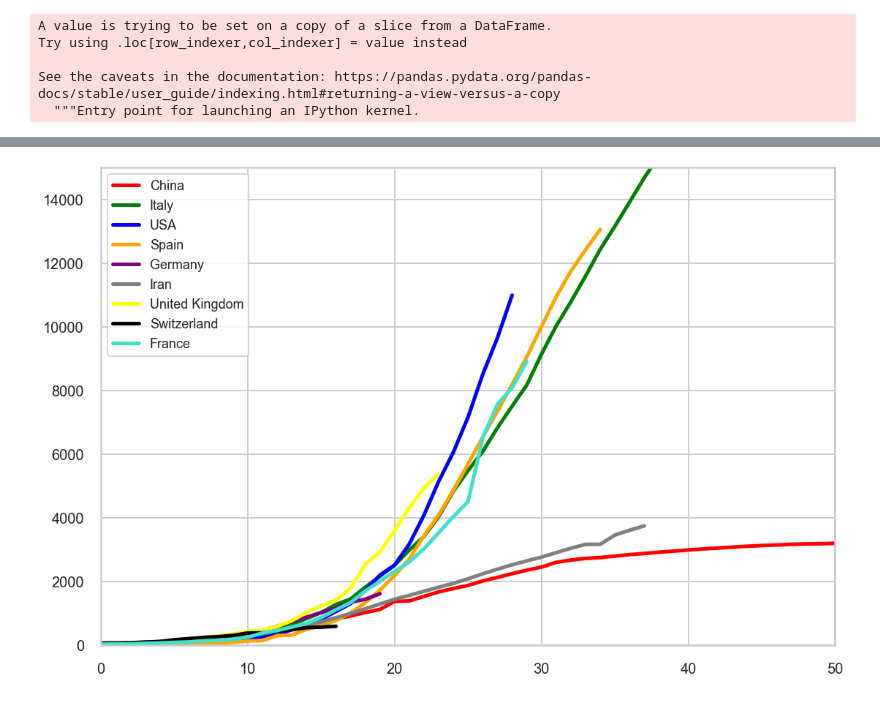
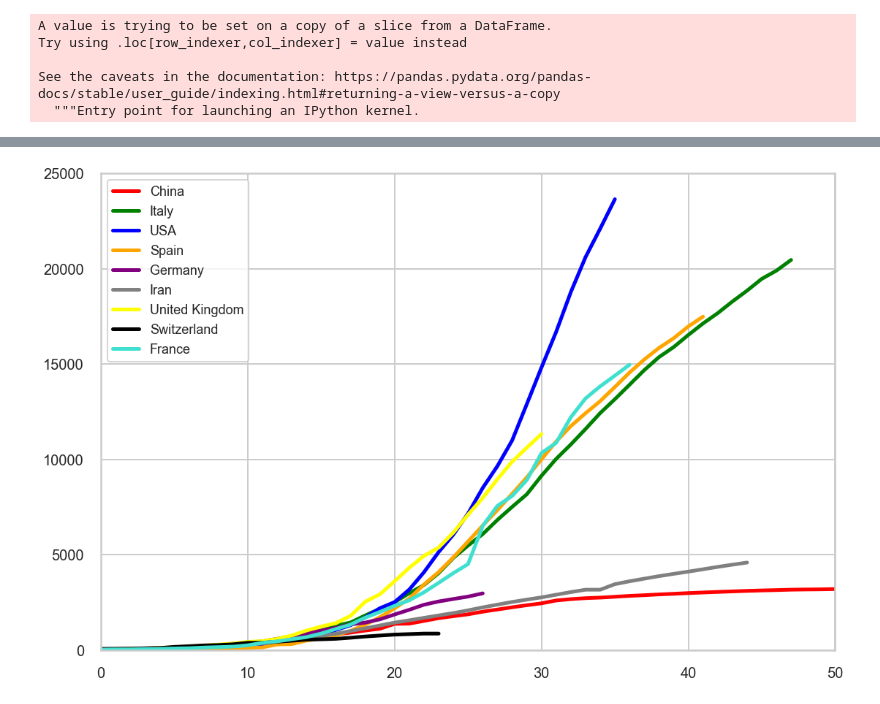
Before and after one commit to CYPRIOTACE/COVID-19-Analysis, a Jupyter notebook: COVID-19 cases analysis-checkpoint.ipynb, the cells around one changed output, grey strips where cells are left out. Drawn from its saved outputs; the diff is of its cells as text; code cells hidden in the pictures.

```diff
--- a/COVID-19 cases analysis-checkpoint.ipynb
+++ b/COVID-19 cases analysis-checkpoint.ipynb
@@ -27,7 +25,7 @@ from pandas import ExcelFile
 import pandas as pd
 import matplotlib.pyplot as plt
 
-df = pd.read_excel("COVID-19-geographic-disbtribution-worldwide-2020-04-07.xlsx")
+df = pd.read_excel("COVID-19-geographic-disbtribution-worldwide-2020-04-14.xlsx")
 
 print("Column headings:")
 print(df.columns)
@@ -73,7 +71,7 @@ totalcases=F.groupby(["countriesAndTerritories"])["cases"].sum()
 # %%
 totaldeaths=F.groupby(["countriesAndTerritories"])["deaths"].sum()
 # %%
-Top10CountriesCases=totalcases.sort_values( ascending=False).head(10)
+Top10CountriesCases=totalcases.sort_values( ascending=False).head(15)
 # %%
 Top10CountriesCases
 # %% [output]
@@ -217,0 +256,10 @@ sns.set_context("poster")
+# %%
+import seaborn as sns
+sns.set_style("darkgrid",  {"axes.facecolor": "1.9"})
+sns.set_context("paper", font_scale=1.3)
+plt.figure(figsize=(15,5))
+Top10Countries_chart = sns.lineplot(x="date",
+                         y="Ratio_Fatalities_Cases",
+                         data=World.loc[World['date'] >= '2020-03-02']
+                         ).set_title('World_Ratio:Fatalities/Cases')
+sns.set_context("poster")
@@ -217,0 +332,24 @@ sns.set_context("poster")
+# %%
+# create figure and axis objects with subplots()
+plt.figure(figsize=(25,50))
+fig,ax = plt.subplots()
+# make a plot
+ax.plot(WorldCases.loc[WorldCases['datePlus5'] <= T].datePlus5, WorldCases.loc[WorldCases['datePlus5'] <= T].cases, color="blue", marker="o")
+# set x-axis label
+ax.set_xlabel("Date+5 of Cases",fontsize=15)
+# set y-axis label
+ax.set_ylabel("Cases Detected",color="blue",fontsize=15)
+# twin object for two different y-axis on the sample plot
+ax2=ax.twinx()
+# make a plot with different y-axis using second axis object
+ax2.plot(WorldDeaths.loc[WorldDeaths['date'] <= T].date, WorldDeaths.loc[WorldDeaths['date'] <= T].deaths,color="red",marker="o")
+ax2.set_ylabel("Deaths Occurred",color="red",fontsize=15)
+plt.tight_layout()
+plt.show()
+# save the plot as a file
+fig.savefig('two_different_y_axis_for_single_python_plot_with_twinx.jpg',
+            format='jpeg',
+
+            bbox_inches='tight')
+plt.rc('xtick', labelsize=15)
+plt.rc('ytick', labelsize=15)
@@ -675,17 +816,17 @@ France_Polynomial accuracy 0.9938900795113301
 # %%
 fig, ax = plt.subplots(1, figsize=(18, 12))
 ax.plot(x1+25-50, y1, color="red", label="China", linewidth=5)
 ax.plot(Italyx1+22-50, Italyy1, color="green", label="Italy", linewidth=5)
 ax.plot(USAx1-50, USAy1, color="blue", label="USA", linewidth=5)
 ax.plot(Spainx1-33, Spainy1, color="orange", label="Spain", linewidth=5)
 ax.plot(Germanyx1-52, Germanyy1, color="purple", label="Germany", linewidth=5)
 ax.plot(Iranx1-11, Irany1, color="grey", label="Iran", linewidth=5)
 ax.plot(United_Kingdomx1-45, United_Kingdomy1, color="yellow", label="United Kingdom", linewidth=5)
 ax.plot(Switzerlandx1-26, Switzerlandy1, color="black", label="Switzerland", linewidth=5)
 ax.plot(Francex1-45, Francey1, color="Turquoise", label="France", linewidth=5)
 plt.legend(loc="upper left", frameon=True, fontsize=18)
-plt.axis([0,50,0,15000])
+plt.axis([0,50,0,25000])
 plt.rc('xtick', labelsize=15)
 plt.rc('ytick', labelsize=15)
 # %% [output]
-[figure, old version]
+[figure, new version]
```
Also changed, not shown: parts of 36 cells of this notebook.
